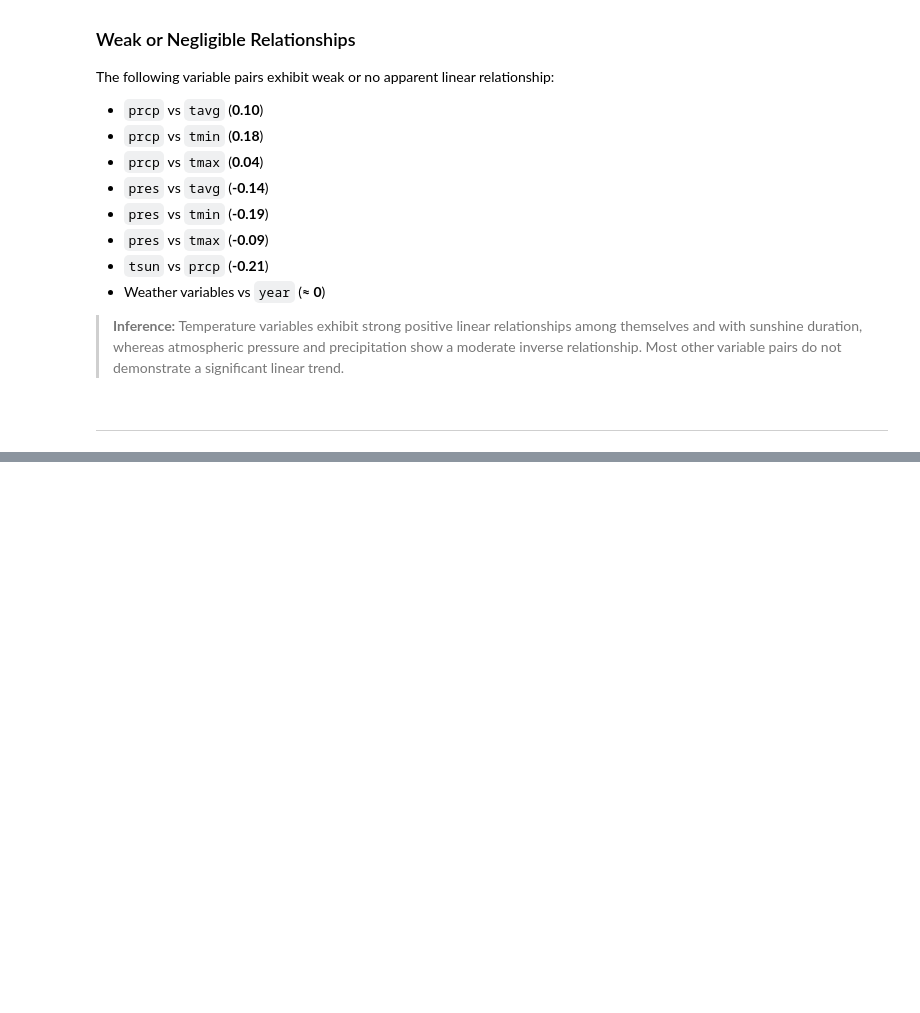
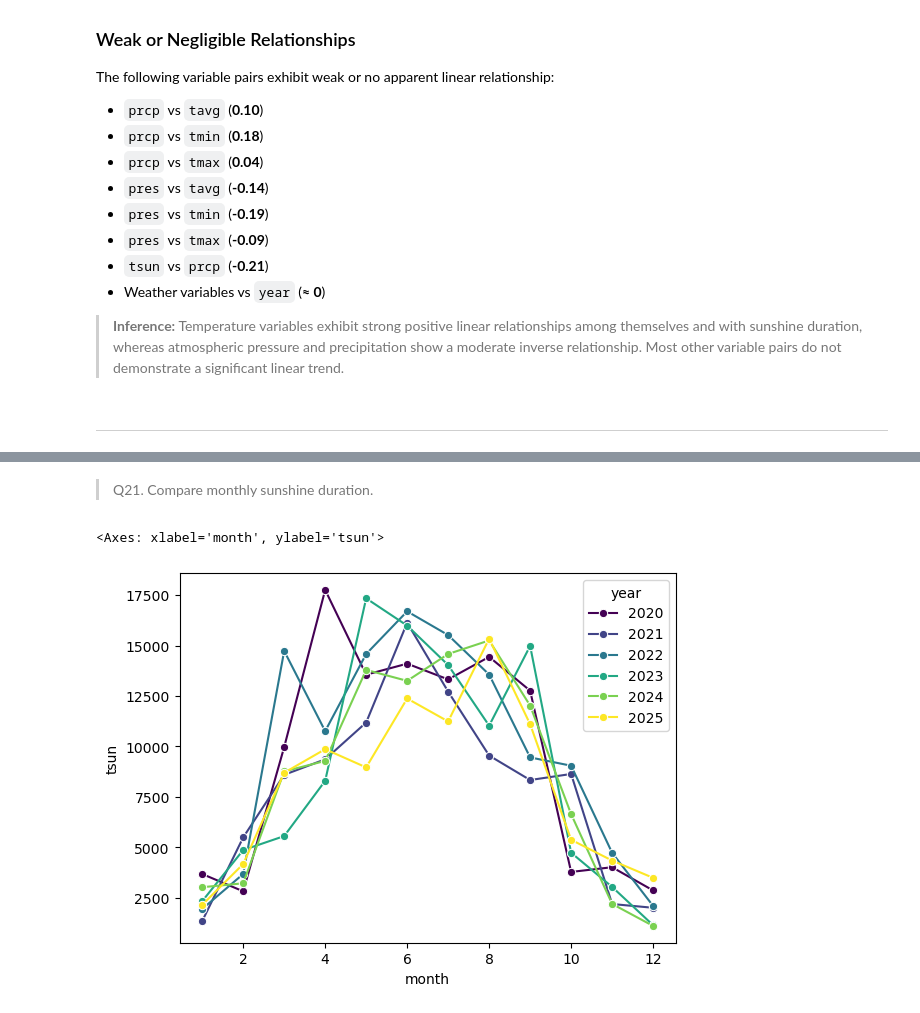
Before and after one commit to thedhawalpanchamiya/data-visualization, a Jupyter notebook: seaborn_work.ipynb, the cells around one changed output, grey strips where cells are left out. Saved outputs shown, nothing was run; the diff lists cells and outputs as text; code cells hidden in the pictures; blank space fills up the shorter version.

```diff
--- a/seaborn_work.ipynb
+++ b/seaborn_work.ipynb
@@ -482,0 +516,8 @@ The following variable pairs exhibit weak or no apparent linear relationship:
+# %% [markdown]
+> Q21.
+> Compare monthly sunshine duration.
+# %%
+sns.lineplot(data = data, x = "month" , y = "tsun" , hue ="year" , palette= "viridis", marker = "o" )
+# %% [output]
+<Axes: xlabel='month', ylabel='tsun'>
+[figure, added]
```
Also changed, not shown: parts of 12 cells of this notebook.
